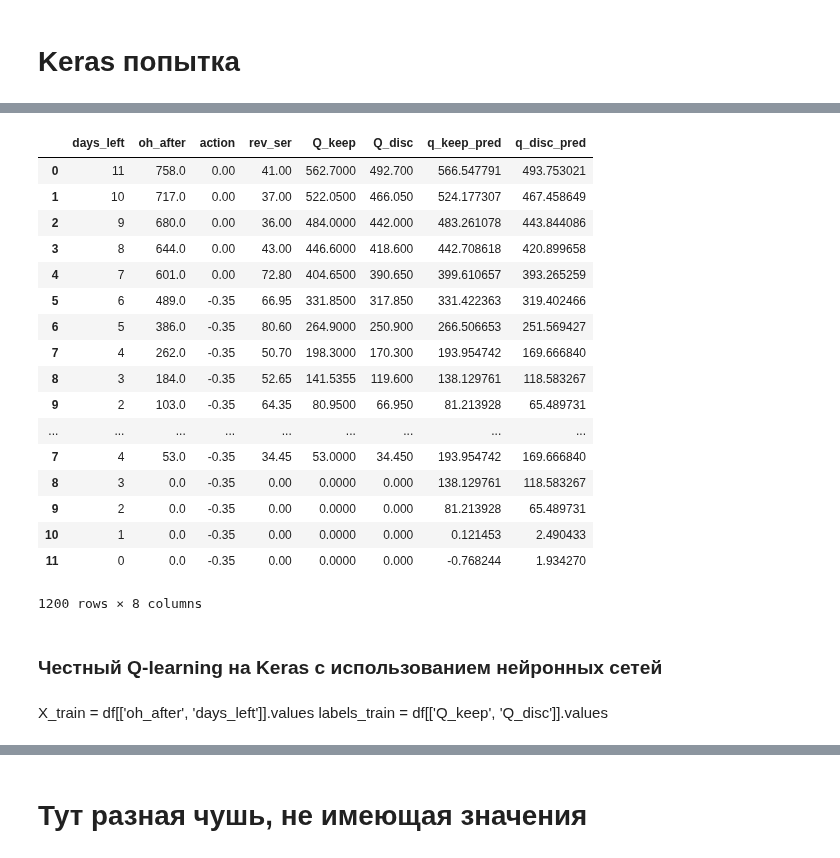
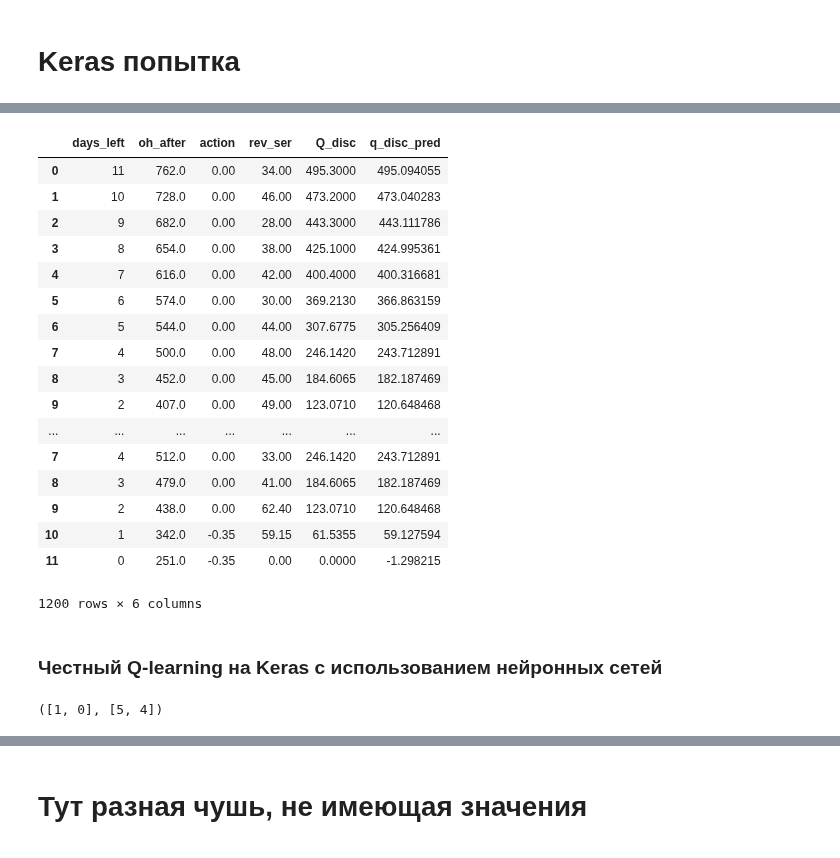
Before and after one commit to Alexey-Ignatov/off-policy-rl, a Jupyter notebook: rl_experiments/Untitled.ipynb, the cells around one changed output, grey strips where cells are left out. Saved outputs shown, nothing was run; the diff lists cells and outputs as text; code cells hidden in the pictures.

```diff
--- a/rl_experiments/Untitled.ipynb
+++ b/rl_experiments/Untitled.ipynb
@@ -306,7 +355,7 @@ df['V'] = df.apply(lambda x:V(x['oh_after'], 40, 94.67, .35, int(x['days_left'])
 df['Q_keep'] = df.apply(lambda x:Q(x['oh_after'], 40, 94.67, .35, int(x['days_left']), 0), 1)
 df['Q_disc'] = df.apply(lambda x:Q(x['oh_after'], 40, 94.67, .35, int(x['days_left']), -.35), 1)
 # %%
-for i in tqdm(range(100)):
+for i in tqdm(range(120)):
     if i:
 
         df['pred_0']   = r.predict(df[['days_left_next','oh_after_next', 'dumm_0']])
@@ -535,7 +584,7 @@ df['Q_keep'] = df.apply(lambda x:Q(x['oh_after'], 40, 94.67, .35, int(x['days_le
 df['Q_disc'] = df.apply(lambda x:Q(x['oh_after'], 40, 94.67, .35, int(x['days_left']), -.35), 1)
 # %%
 X_train = df[['oh_after', 'days_left']].values
-labels_train = df[['Q_keep', 'Q_disc']].values
+labels_train = df[[ 'Q_disc']].values
 # %%
 from keras.models import Sequential
 from keras.layers.convolutional import Convolution2D
@@ -557,7 +606,7 @@ model.compile(RMSprop(), 'MSE')
 from tqdm import tqdm
 # %%
 err_list = []
-for i in tqdm(range(15000),mininterval=10 ):
+for i in tqdm(range(150000),mininterval=10 ):
     idx = np.random.randint(X_train.shape[0], size = 500)
     err = model.train_on_batch(X_train[idx], labels_train[idx])
     err_list.append(err)
@@ -617,33 +716,33 @@ df['V'] = df.apply(lambda x:V(x['oh_after'], 40, 94.67, .35, int(x['days_left'])
 df['Q_keep'] = df.apply(lambda x:Q(x['oh_after'], 40, 94.67, .35, int(x['days_left']), 0), 1)
 df['Q_disc'] = df.apply(lambda x:Q(x['oh_after'], 40, 94.67, .35, int(x['days_left']), -.35), 1)
 # %%
-pred_df = pd.DataFrame(model.predict(df[['oh_after', 'days_left']]), columns=  ['q_keep_pred', 'q_disc_pred'])
-#pred_df = pd.DataFrame(model.predict(df[['oh_after', 'days_left']]), columns=  ['q_keep_pred'])
+#pred_df = pd.DataFrame(model.predict(df[['oh_after', 'days_left']]), columns=  ['q_keep_pred', 'q_disc_pred'])
+pred_df = pd.DataFrame(model.predict(df[['oh_after', 'days_left']]), columns=  ['q_disc_pred'])
 
-df['q_keep_pred'] = pred_df['q_keep_pred']
 df['q_disc_pred'] = pred_df['q_disc_pred']
+#df['q_disc_pred'] = pred_df['q_disc_pred']
 # %%
-df[ ['days_left', 'oh_after','action','rev_ser' ,'Q_keep', 'Q_disc', 'q_keep_pred', 'q_disc_pred'] ]
-#df[ ['days_left', 'oh_after','action','rev_ser' ,'Q_keep',  'q_keep_pred'] ]
+#df[ ['days_left', 'oh_after','action','rev_ser' ,'Q_keep', 'Q_disc', 'q_keep_pred', 'q_disc_pred'] ]
+df[ ['days_left', 'oh_after','action','rev_ser' ,'Q_disc',  'q_disc_pred'] ]
 # %% [output]
-|  | days_left | oh_after | action | rev_ser | Q_keep | Q_disc | q_keep_pred | q_disc_pred |
-| 0 | 11 | 758.0 | 0.00 | 41.00 | 562.7000 | 492.700 | 566.547791 | 493.753021 |
-| 1 | 10 | 717.0 | 0.00 | 37.00 | 522.0500 | 466.050 | 524.177307 | 467.458649 |
-| 2 | 9 | 680.0 | 0.00 | 36.00 | 484.0000 | 442.000 | 483.261078 | 443.844086 |
-| 3 | 8 | 644.0 | 0.00 | 43.00 | 446.6000 | 418.600 | 442.708618 | 420.899658 |
-| 4 | 7 | 601.0 | 0.00 | 72.80 | 404.6500 | 390.650 | 399.610657 | 393.265259 |
-| 5 | 6 | 489.0 | -0.35 | 66.95 | 331.8500 | 317.850 | 331.422363 | 319.402466 |
-| 6 | 5 | 386.0 | -0.35 | 80.60 | 264.9000 | 250.900 | 266.506653 | 251.569427 |
-| 7 | 4 | 262.0 | -0.35 | 50.70 | 198.3000 | 170.300 | 193.954742 | 169.666840 |
-| 8 | 3 | 184.0 | -0.35 | 52.65 | 141.5355 | 119.600 | 138.129761 | 118.583267 |
-| 9 | 2 | 103.0 | -0.35 | 64.35 | 80.9500 | 66.950 | 81.213928 | 65.489731 |
-| ... | ... | ... | ... | ... | ... | ... | ... | ... |
-| 7 | 4 | 53.0 | -0.35 | 34.45 | 53.0000 | 34.450 | 193.954742 | 169.666840 |
-| 8 | 3 | 0.0 | -0.35 | 0.00 | 0.0000 | 0.000 | 138.129761 | 118.583267 |
-| 9 | 2 | 0.0 | -0.35 | 0.00 | 0.0000 | 0.000 | 81.213928 | 65.489731 |
-| 10 | 1 | 0.0 | -0.35 | 0.00 | 0.0000 | 0.000 | 0.121453 | 2.490433 |
-| 11 | 0 | 0.0 | -0.35 | 0.00 | 0.0000 | 0.000 | -0.768244 | 1.934270 |
+|  | days_left | oh_after | action | rev_ser | Q_disc | q_disc_pred |
+| 0 | 11 | 762.0 | 0.00 | 34.00 | 495.3000 | 495.094055 |
+| 1 | 10 | 728.0 | 0.00 | 46.00 | 473.2000 | 473.040283 |
+| 2 | 9 | 682.0 | 0.00 | 28.00 | 443.3000 | 443.111786 |
+| 3 | 8 | 654.0 | 0.00 | 38.00 | 425.1000 | 424.995361 |
+| 4 | 7 | 616.0 | 0.00 | 42.00 | 400.4000 | 400.316681 |
+| 5 | 6 | 574.0 | 0.00 | 30.00 | 369.2130 | 366.863159 |
+| 6 | 5 | 544.0 | 0.00 | 44.00 | 307.6775 | 305.256409 |
+| 7 | 4 | 500.0 | 0.00 | 48.00 | 246.1420 | 243.712891 |
+| 8 | 3 | 452.0 | 0.00 | 45.00 | 184.6065 | 182.187469 |
+| 9 | 2 | 407.0 | 0.00 | 49.00 | 123.0710 | 120.648468 |
+| ... | ... | ... | ... | ... | ... | ... |
+| 7 | 4 | 512.0 | 0.00 | 33.00 | 246.1420 | 243.712891 |
+| 8 | 3 | 479.0 | 0.00 | 41.00 | 184.6065 | 182.187469 |
+| 9 | 2 | 438.0 | 0.00 | 62.40 | 123.0710 | 120.648468 |
+| 10 | 1 | 342.0 | -0.35 | 59.15 | 61.5355 | 59.127594 |
+| 11 | 0 | 251.0 | -0.35 | 0.00 | 0.0000 | -1.298215 |
-1200 rows × 8 columns
+1200 rows × 6 columns
 # %% [markdown]
 ### Честный Q-learning на Keras с использованием нейронных сетей
 # %%
@@ -663,9 +762,24 @@ df['dumm_m35'] = -.35
 df['V'] = df.apply(lambda x:V(x['oh_after'], 40, 94.67, .35, int(x['days_left'])), 1)
 df['Q_keep'] = df.apply(lambda x:Q(x['oh_after'], 40, 94.67, .35, int(x['days_left']), 0), 1)
 df['Q_disc'] = df.apply(lambda x:Q(x['oh_after'], 40, 94.67, .35, int(x['days_left']), -.35), 1)
-# %% [markdown]
-X_train = df[['oh_after', 'days_left']].values
-labels_train = df[['Q_keep', 'Q_disc']].values
+# %%
+
+state_cols = ['oh_after','days_left']
+next_state_cols = [col + '_next' for col in state_cols]
+
+
+used_cols = ['days_left', 'oh_after', 'action', 'rev_ser', 'days_left_next', 'oh_after_next']
+col_n2no =  {name:i for i, name in  enumerate(used_cols)}
+
+X = df[used_cols].values
+
+
+state_cols_nos = [col_n2no[name] for name in state_cols]
+next_state_cols_nos = [col_n2no[name] for name in next_state_cols]
+
+state_cols_nos, next_state_cols_nos
+# %% [output]
+([1, 0], [5, 4])
 # %%
 from keras.models import Sequential
 from keras.layers.convolutional import Convolution2D
```
Also changed, not shown: parts of 35 cells of this notebook, 1 other file.
